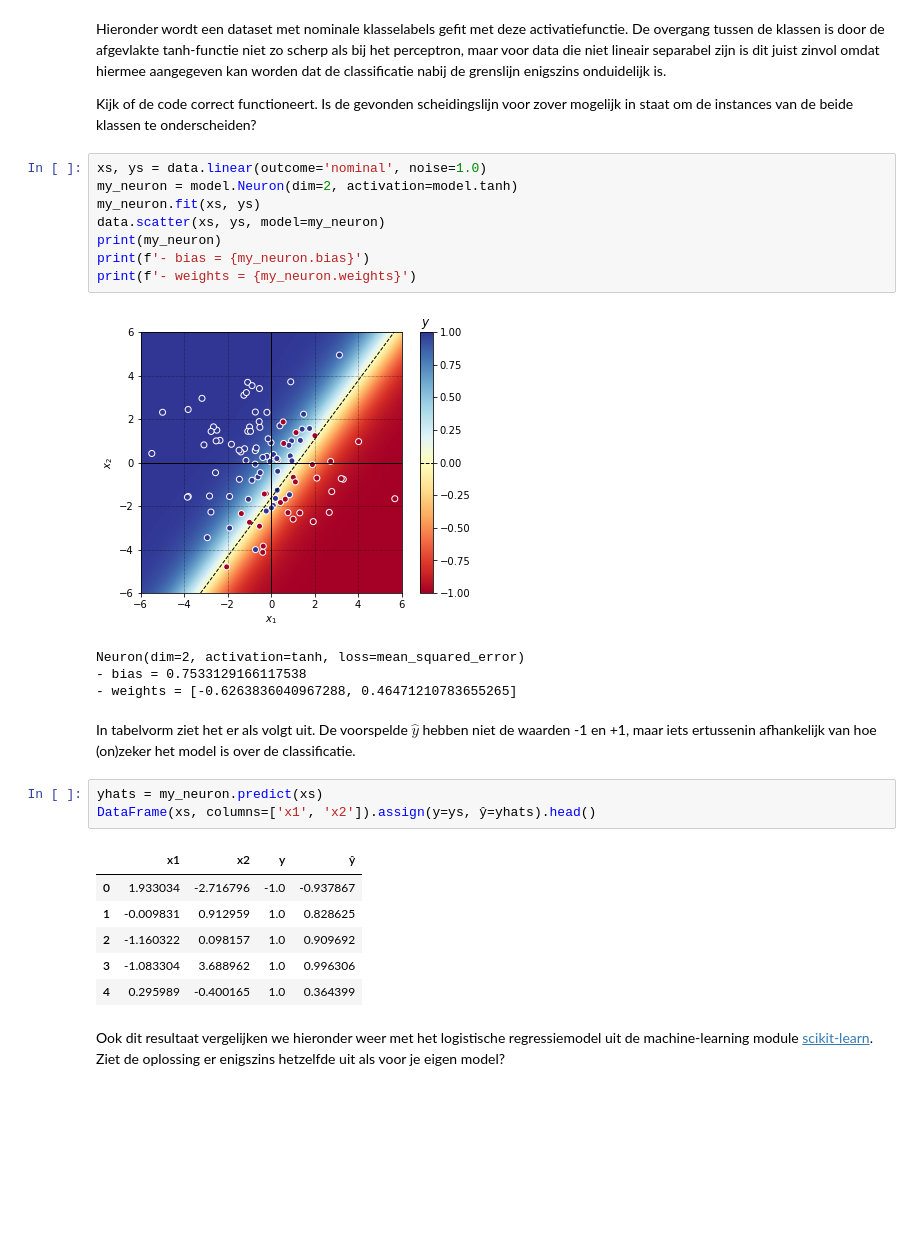
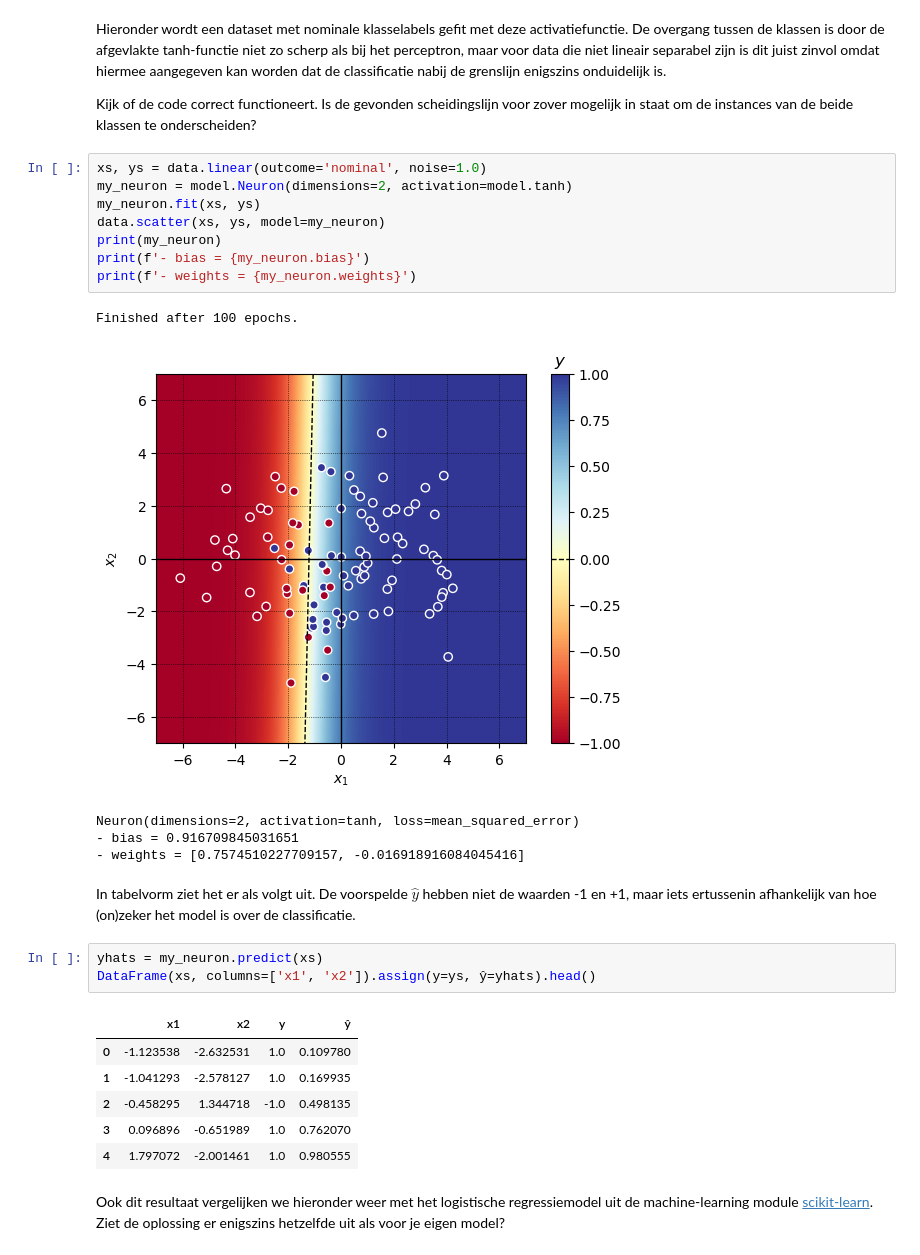
Before and after one commit to denniswiersma/AdvancedDatamining, a Jupyter notebook: chapter2/Werkcollege_v2223-H2.ipynb, the cells around one changed output. Saved outputs shown, nothing was run; the diff lists cells and outputs as text; blank space fills up the shorter version.

```diff
--- a/chapter2/Werkcollege_v2223-H2.ipynb
+++ b/chapter2/Werkcollege_v2223-H2.ipynb
@@ -325,17 +331,18 @@ Hieronder wordt een dataset met nominale klasselabels gefit met deze activatiefu
 Kijk of de code correct functioneert. Is de gevonden scheidingslijn voor zover mogelijk in staat om de instances van de beide klassen te onderscheiden?
 # %%
 xs, ys = data.linear(outcome='nominal', noise=1.0)
-my_neuron = model.Neuron(dim=2, activation=model.tanh)
+my_neuron = model.Neuron(dimensions=2, activation=model.tanh)
 my_neuron.fit(xs, ys)
 data.scatter(xs, ys, model=my_neuron)
 print(my_neuron)
 print(f'- bias = {my_neuron.bias}')
 print(f'- weights = {my_neuron.weights}')
 # %% [output]
+Finished after 100 epochs.
-[figure, old version]
+[figure, new version]
-Neuron(dim=2, activation=tanh, loss=mean_squared_error)
-- bias = 0.7533129166117538
-- weights = [-0.6263836040967288, 0.46471210783655265]
+Neuron(dimensions=2, activation=tanh, loss=mean_squared_error)
+- bias = 0.916709845031651
+- weights = [0.7574510227709157, -0.016918916084045416]
 # %% [markdown]
 In tabelvorm ziet het er als volgt uit. De voorspelde $\hat{y}$ hebben niet de waarden -1 en +1, maar iets ertussenin afhankelijk van hoe (on)zeker het model is over de classificatie.
 # %%
@@ -343,11 +350,11 @@ yhats = my_neuron.predict(xs)
 DataFrame(xs, columns=['x1', 'x2']).assign(y=ys, ŷ=yhats).head()
 # %% [output]
 |  | x1 | x2 | y | ŷ |
-| 0 | 1.933034 | -2.716796 | -1.0 | -0.937867 |
-| 1 | -0.009831 | 0.912959 | 1.0 | 0.828625 |
-| 2 | -1.160322 | 0.098157 | 1.0 | 0.909692 |
-| 3 | -1.083304 | 3.688962 | 1.0 | 0.996306 |
-| 4 | 0.295989 | -0.400165 | 1.0 | 0.364399 |
+| 0 | -1.123538 | -2.632531 | 1.0 | 0.109780 |
+| 1 | -1.041293 | -2.578127 | 1.0 | 0.169935 |
+| 2 | -0.458295 | 1.344718 | -1.0 | 0.498135 |
+| 3 | 0.096896 | -0.651989 | 1.0 | 0.762070 |
+| 4 | 1.797072 | -2.001461 | 1.0 | 0.980555 |
 # %% [markdown]
 Ook dit resultaat vergelijken we hieronder weer met het logistische regressiemodel uit de machine-learning module [scikit-learn](https://scikit-learn.org/stable/modules/generated/sklearn.linear_model.LogisticRegression.html). Ziet de oplossing er enigszins hetzelfde uit als voor je eigen model?
 # %%
```
Also changed, not shown: parts of 23 cells of this notebook.
